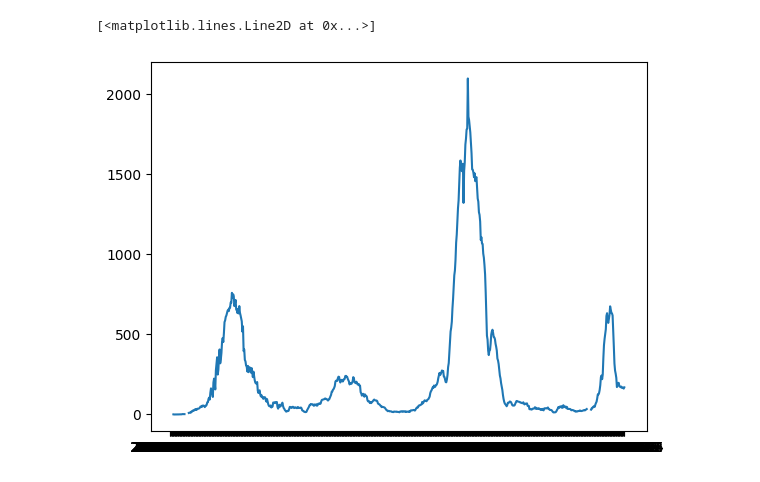
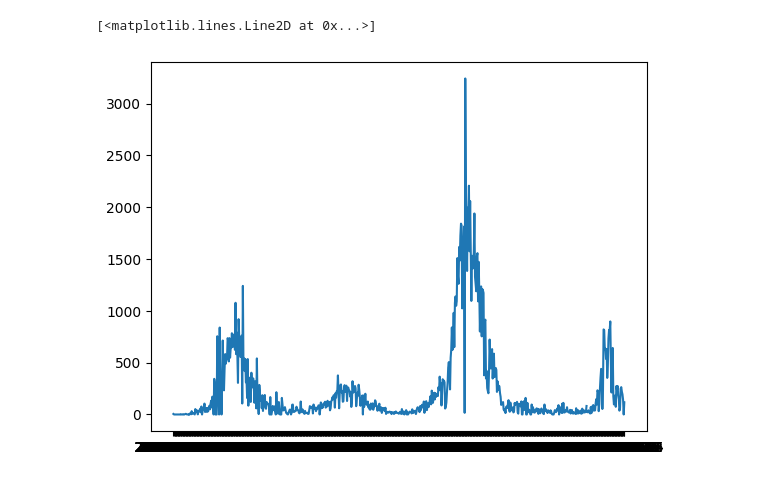
Before and after one commit to donydony228/COVID-19-Time-Series-Predict, a Jupyter notebook: ARIMA.ipynb, the cells around one changed output. Cells and saved outputs as stored; diff of their text form; code cells hidden in the pictures.

```diff
--- a/ARIMA.ipynb
+++ b/ARIMA.ipynb
@@ -43,5 +46,0 @@ NameError: name 'extract_target_data' is not defined
-# %%
-# Load data
-data = pd.read_csv('data\owid-covid-data.csv')
-data.dropna(subset=['new_cases'], inplace=True)
-data.head()
@@ -59,0 +47,3 @@ new_cases = afg_data['new_cases_smoothed']
+# %%
+data = extract_target_data(data)
+data.head()
@@ -60,6 +74,6 @@ new_cases = afg_data['new_cases_smoothed']
 # %%
 # Plot data
-plt.plot(date, new_cases.values)
+plt.plot(data["date"], data["new_cases"])
 # %% [output]
 [<matplotlib.lines.Line2D at 0x...>]
-[figure, old version]
+[figure, new version]
```
Also changed, not shown: parts of 17 cells of this notebook, 2 other files.
